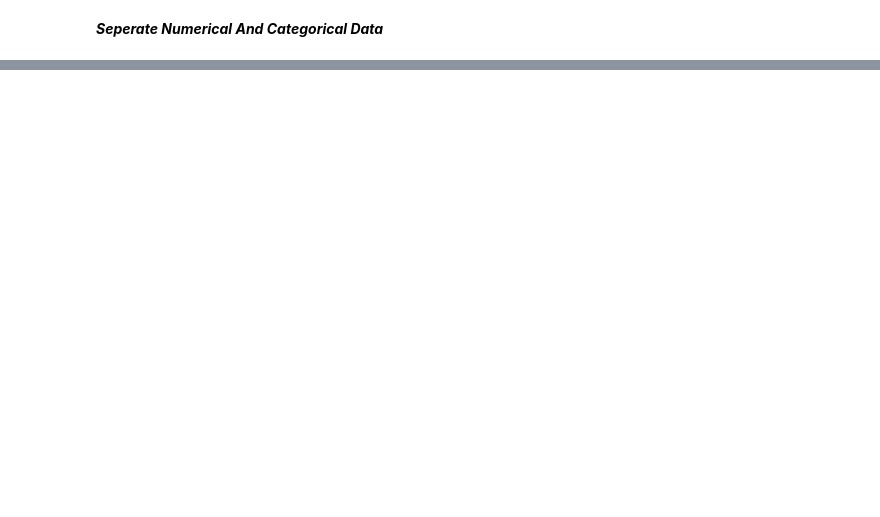
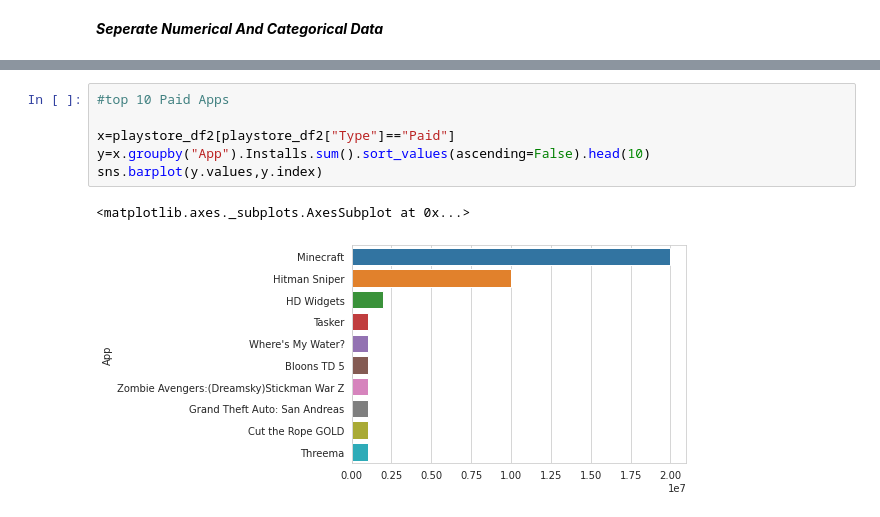
Before and after one commit to jayu071/Playstore_DataDigger, a Jupyter notebook: Play_Store_App_Review_Analysis_Capstone_Project.ipynb, the cells around one changed output, grey strips where cells are left out. Drawn from its saved outputs; the diff is of its cells as text; blank space fills up the shorter version.

```diff
--- a/Play_Store_App_Review_Analysis_Capstone_Project.ipynb
+++ b/Play_Store_App_Review_Analysis_Capstone_Project.ipynb
@@ -544,0 +563,9 @@ plt.show()
+# %%
+#top 10 Paid Apps
+
+x=playstore_df2[playstore_df2["Type"]=="Paid"]
+y=x.groupby("App").Installs.sum().sort_values(ascending=False).head(10)
+sns.barplot(y.values,y.index)
+# %% [output]
+<matplotlib.axes._subplots.AxesSubplot at 0x...>
+[figure, added]
```
Also changed, not shown: parts of 21 cells of this notebook.
